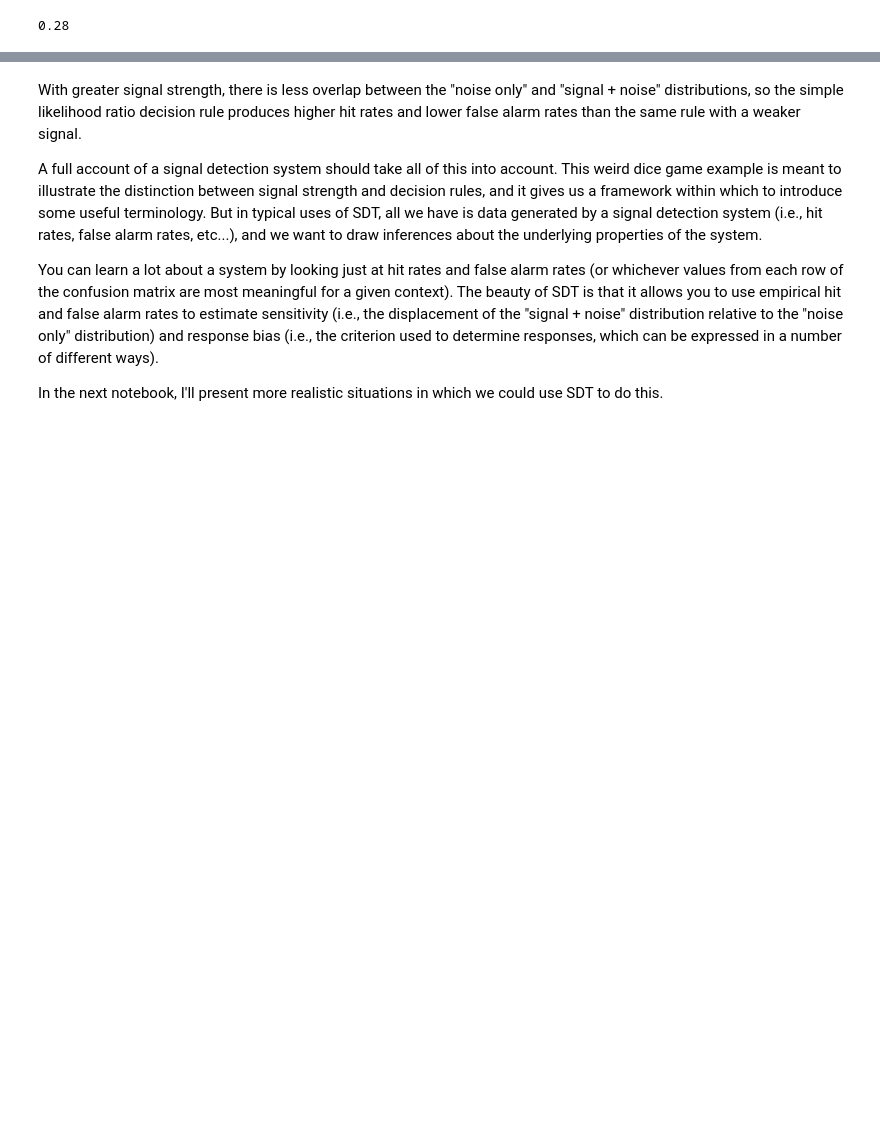
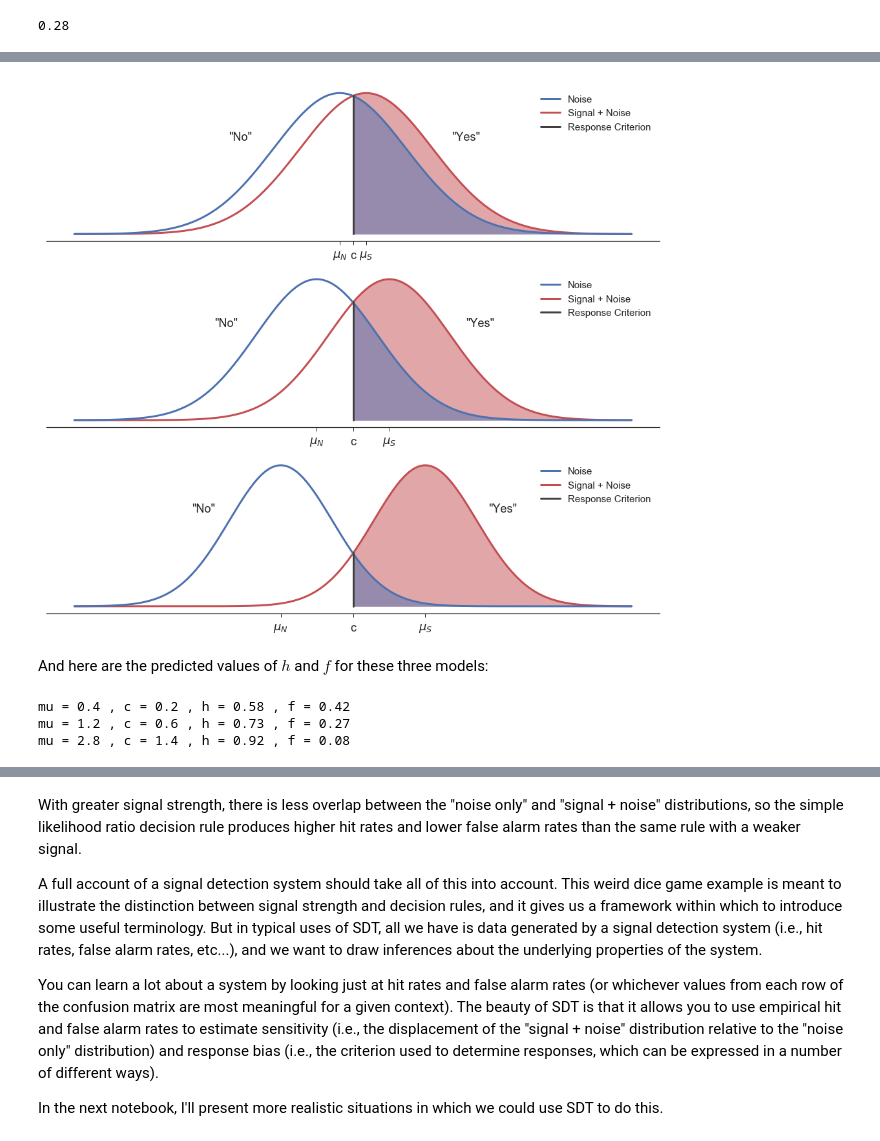
Before and after one commit to noahaskell/noahaskell.github.io, a Jupyter notebook: notebooks/sdt/Signal Detection Theory, Part 1.ipynb, the cells around one changed output, grey strips where cells are left out. Saved outputs shown, nothing was run; the diff lists cells and outputs as text; code cells hidden in the pictures; blank space fills up the shorter version.

```diff
--- a/notebooks/sdt/Signal Detection Theory, Part 1.ipynb
+++ b/notebooks/sdt/Signal Detection Theory, Part 1.ipynb
@@ -185,0 +203,20 @@ On the other hand, for a given decision rule, each signal strength produces a un
+# %%
+fig, axes = plt.subplots(3, 1, figsize=(17,15))
+mus_list = [.4, 1.2, 2.8]
+c_list = [m/2 for m in mus_list]
+for mu, cv, ax in zip(mus_list,c_list, axes):
+    sdt.plot_simple_model(mu=[mu_N, mu], c=cv, ax=ax)
+# %% [output]
+[figure, added]
+# %% [markdown]
+And here are the predicted values of $h$ and $f$ for these three models:
+# %%
+for mu, cv in zip(mus_list,c_list):
+    print('mu = ' + str(np.round(mu,2)),\
+          ', c = ' + str(np.round(cv,2)),\
+          ', h = ' + str(np.round(norm.sf(cv, loc=mu),2)),\
+          ', f = ' + str(np.round(norm.sf(cv, loc=mu_N),2)))
+# %% [output]
+mu = 0.4 , c = 0.2 , h = 0.58 , f = 0.42
+mu = 1.2 , c = 0.6 , h = 0.73 , f = 0.27
+mu = 2.8 , c = 1.4 , h = 0.92 , f = 0.08
```
Also changed, not shown: parts of 21 cells of this notebook, 1 other file.
